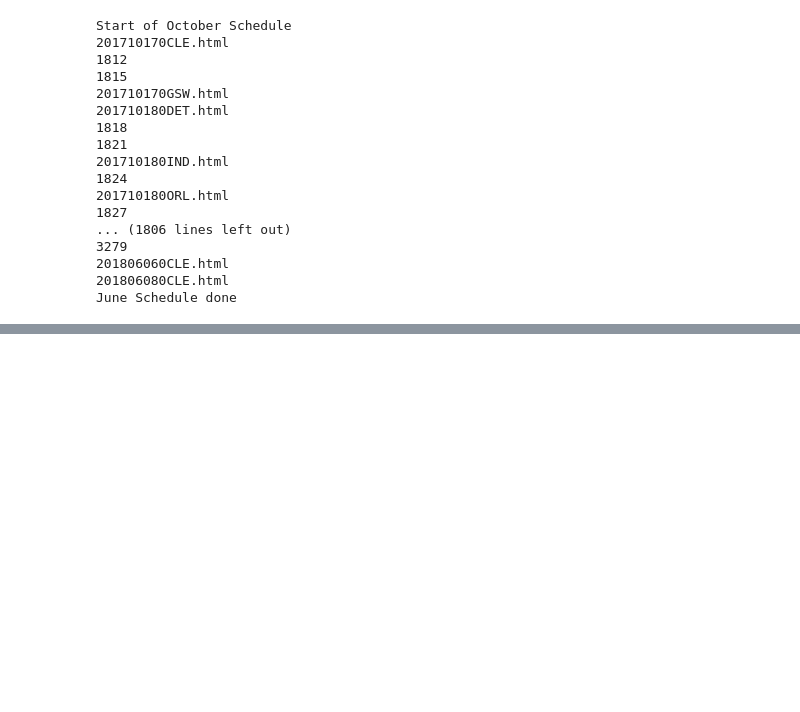
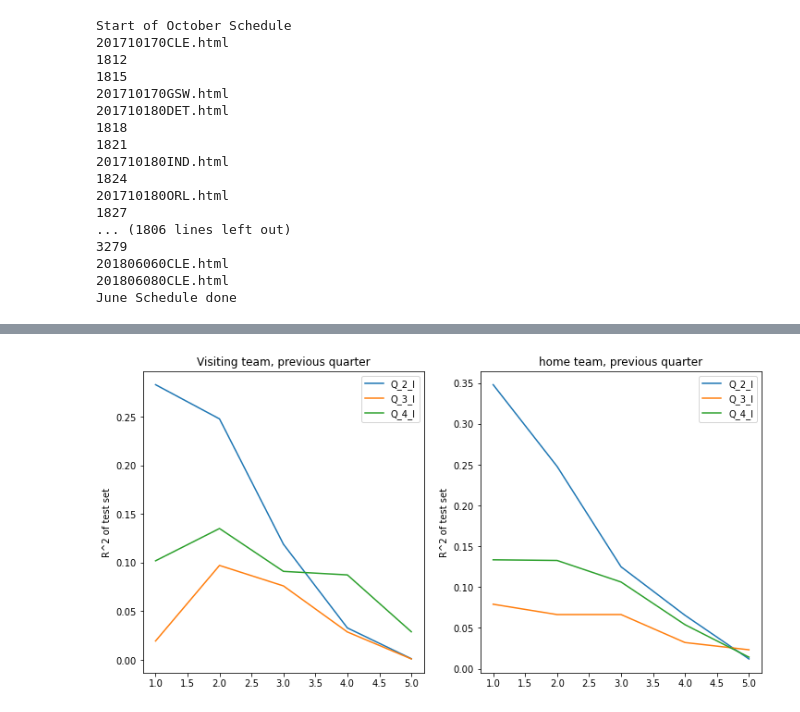
Before and after one commit to linmei99/proj2_regression, a Jupyter notebook: regression.ipynb, the cells around one changed output, grey strips where cells are left out. Cells and saved outputs as stored; diff of their text form; code cells hidden in the pictures; blank space fills up the shorter version.

```diff
--- a/regression.ipynb
+++ b/regression.ipynb
@@ -407,6 +389,7 @@ HOME_LOC=5*MAX_PY
 V_LOC = 0
 GP_LOC=4*MAX_PY
 kfold = KFold(n_splits=5, shuffle=True, random_state=0)
+MAX_OUT=5
 #Q is quarter
 q4h_score=(4-1)*MAX_PY+SCORE_LOC+HOME_LOC
 q4v_score=(4-1)*MAX_PY+SCORE_LOC+V_LOC
@@ -421,3 +404,6 @@ y2d = data_p.iloc[:,q2h_score] - data_p.iloc[:,q2v_score]
 y3d = data_p.iloc[:,q3h_score] - data_p.iloc[:,q3v_score]
 y4d = data_p.iloc[:,q4h_score] - data_p.iloc[:,q4v_score]
 Y=pd.concat([y1d,y2d,y3d,y4d],axis=1,ignore_index=True)
+kfold = KFold(n_splits=5, shuffle=True, random_state=0)
+std = StandardScaler()
+std_poly=StandardScaler()
@@ -591,0 +525,9 @@ Notes:
+# %%
+G = pd.concat([data_p.iloc[:,4*MAX_PY],data_p.iloc[:,HOME_LOC+4*MAX_PY]], axis=1)
+test0=np.zeros([3,MAX_OUT*2])
+test_p0=np.zeros([3,MAX_OUT*2])
+train0=np.zeros([3,MAX_OUT*2])
+lrfit0=[[],[],[]]
+smfit0=[[],[],[]]
+lr_p_fit0=[[],[],[]]
+poly_list0=[]
@@ -591,0 +618,17 @@ Notes:
+# %%
+plt.figure(figsize=([12,6]))
+plt.subplot(1,2,1)
+for i in range (2,5):
+    plt.plot(range(1,1+MAX_OUT),test0[i-2][0:MAX_OUT],label='Q_{}_l'.format(i))
+plt.ylabel('R^2 of test set')
+plt.title("Visiting team, previous quarter")
+plt.legend()
+plt.subplot(1,2,2)
+for i in range (2,5):
+    plt.plot(range(1,1+MAX_OUT),test0[i-2][MAX_OUT:MAX_OUT*2],label='Q_{}_l'.format(i))
+plt.ylabel('R^2 of test set')
+plt.title("home team, previous quarter")
+plt.legend()
+plt.savefig('result.png',dpi=150,transparent=False);
+# %% [output]
+[figure, added]
```
Also changed, not shown: parts of 105 cells of this notebook, 2 other files.
